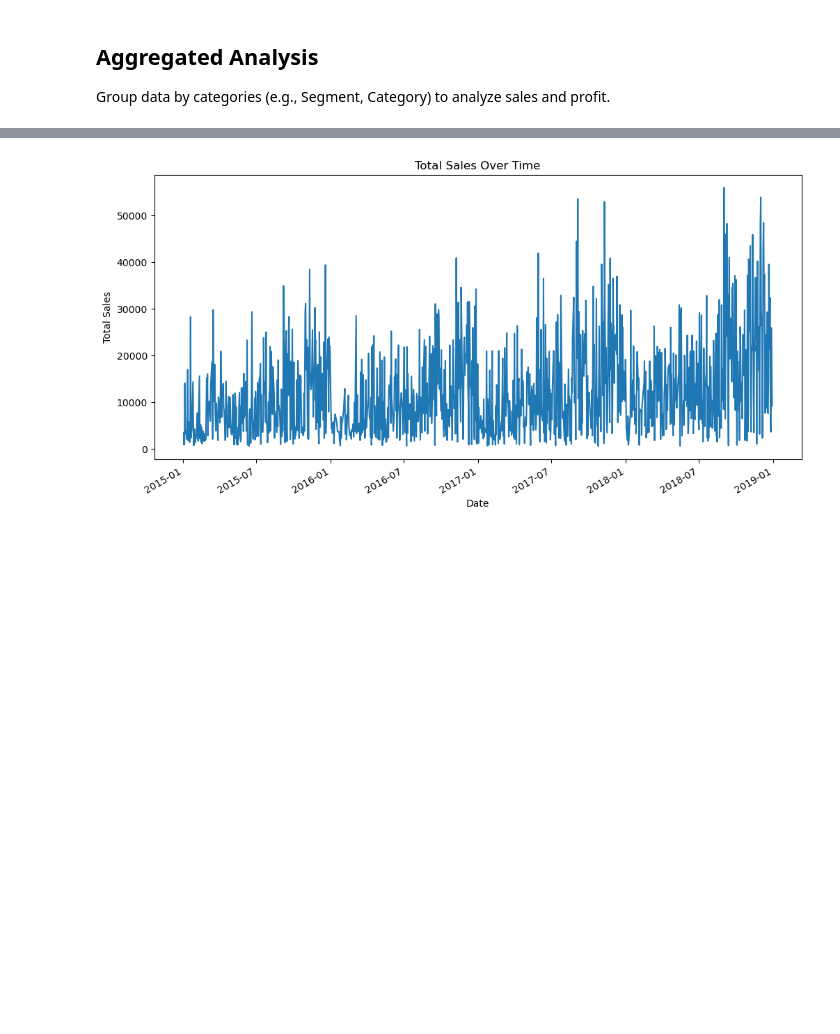
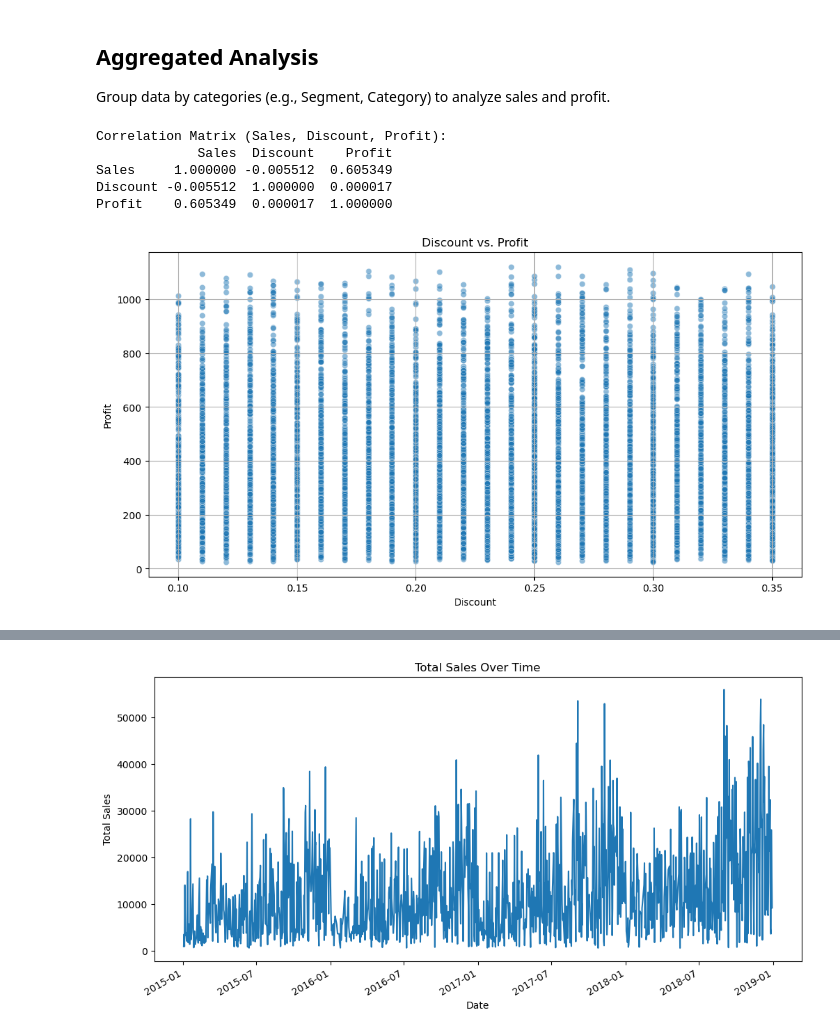
Before and after one commit to tamilprojects/Supermart-Grocery-Sales, a Jupyter notebook: Supermart_Sales_Analysis.ipynb, the cells around one changed output, grey strips where cells are left out. Cells and saved outputs as stored; diff of their text form; code cells hidden in the pictures; blank space fills up the shorter version.

Commit message:
Supermart Sales Analysis complete folder

```diff
--- a/Supermart_Sales_Analysis.ipynb
+++ b/Supermart_Sales_Analysis.ipynb
@@ -26,7 +26,7 @@ warnings.filterwarnings('ignore')
 We begin by importing the dataset using `pandas`.
 # %%
 supermart = pd.read_csv(
-    r"E:\Unified Mentor Project\Supermart Grocery Sales\Supermart_Grocery_Sales_Updated.csv"
+    r"E:\Unified Mentor Project\Supermart Grocery Sales\Supermart Grocery Sales - Retail Analytics Dataset.csv"
 )
 
 supermart.head()
@@ -243,3 +243,26 @@ plt.show()
 ## Aggregated Analysis
 
 Group data by categories (e.g., Segment, Category) to analyze sales and profit.
+# %%
+# --- Analyze Correlation ---
+print("Correlation Matrix (Sales, Discount, Profit):")
+print(supermart[["Sales", "Discount", "Profit"]].corr())
+# %% [output]
+Correlation Matrix (Sales, Discount, Profit):
+             Sales  Discount    Profit
+Sales     1.000000 -0.005512  0.605349
+Discount -0.005512  1.000000  0.000017
+Profit    0.605349  0.000017  1.000000
+# %%
+# --- Visualize Discount vs. Sales/Profit ---
+
+# Scatter plot of Discount vs. Profit
+plt.figure(figsize=(12, 6))
+sns.scatterplot(data=supermart, x="Discount", y="Profit", alpha=0.5)
+plt.title("Discount vs. Profit")
+plt.xlabel("Discount")
+plt.ylabel("Profit")
+plt.grid(True)
+plt.show()
+# %% [output]
+[figure, added]
```
Also changed, not shown: parts of 24 cells of this notebook, 2 other files.
